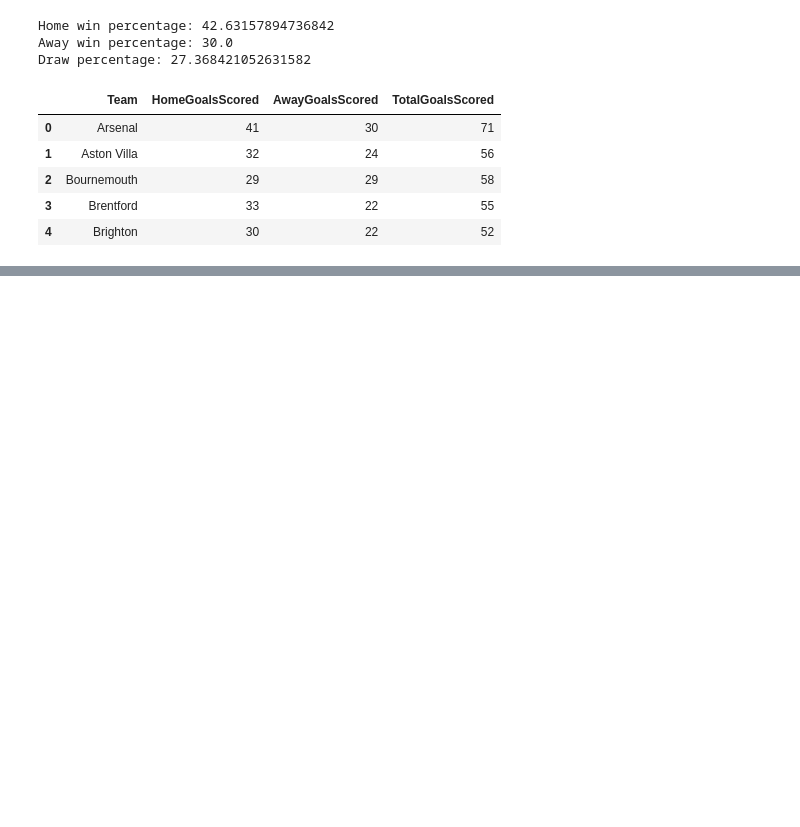
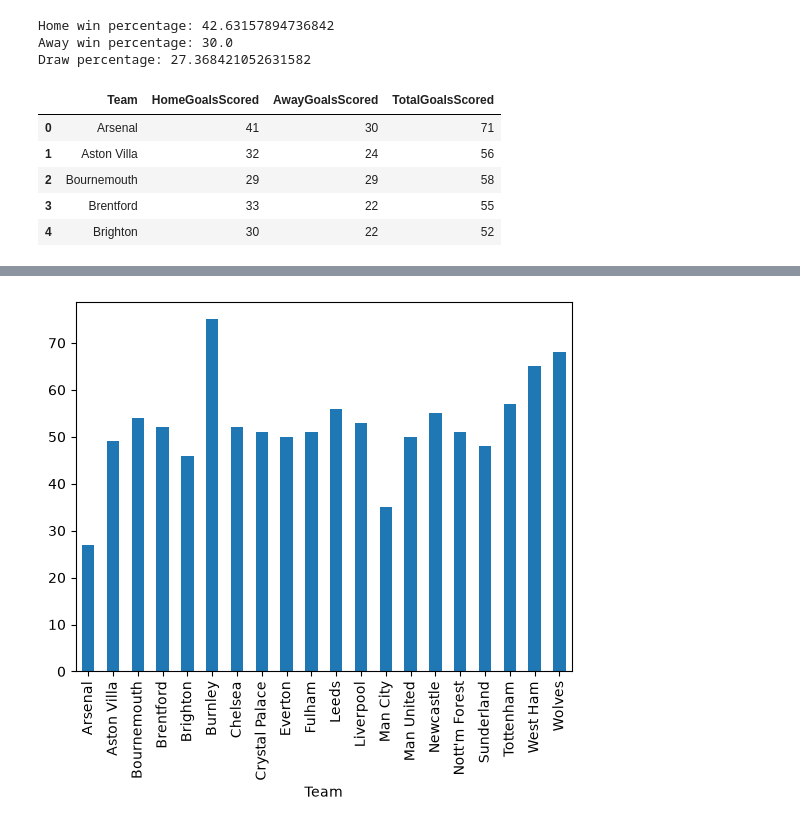
Before and after one commit to hphillips9/football-analysis, a Jupyter notebook: notebooks/01_data_exploration.ipynb, the cells around one changed output, grey strips where cells are left out. Drawn from its saved outputs; the diff is of its cells as text; code cells hidden in the pictures; blank space fills up the shorter version.

```diff
--- a/notebooks/01_data_exploration.ipynb
+++ b/notebooks/01_data_exploration.ipynb
@@ -290,0 +304,13 @@ teams_stats
+# %%
+# Plot of total goals conceded
+import matplotlib.pyplot as plt
+
+teams_stats.plot(
+    kind="bar",
+    x="Team",
+    y="TotalGoalsConceded",
+    legend=False
+)
+plt.show()
+# %% [output]
+[figure, added]
```
Also changed, not shown: parts of 4 cells of this notebook.
